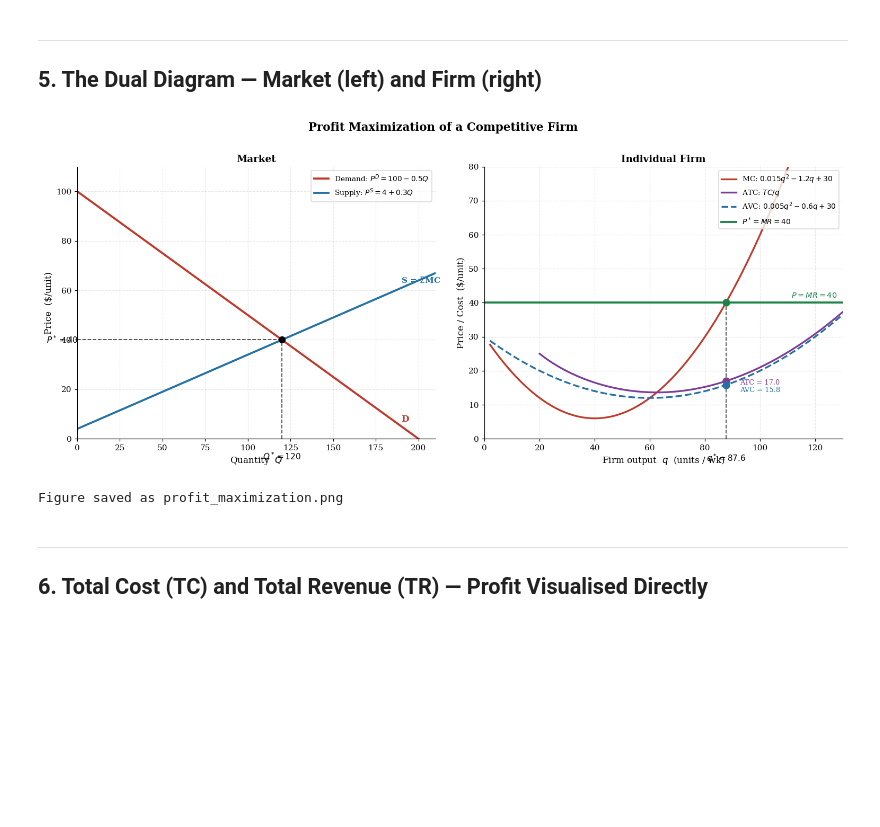
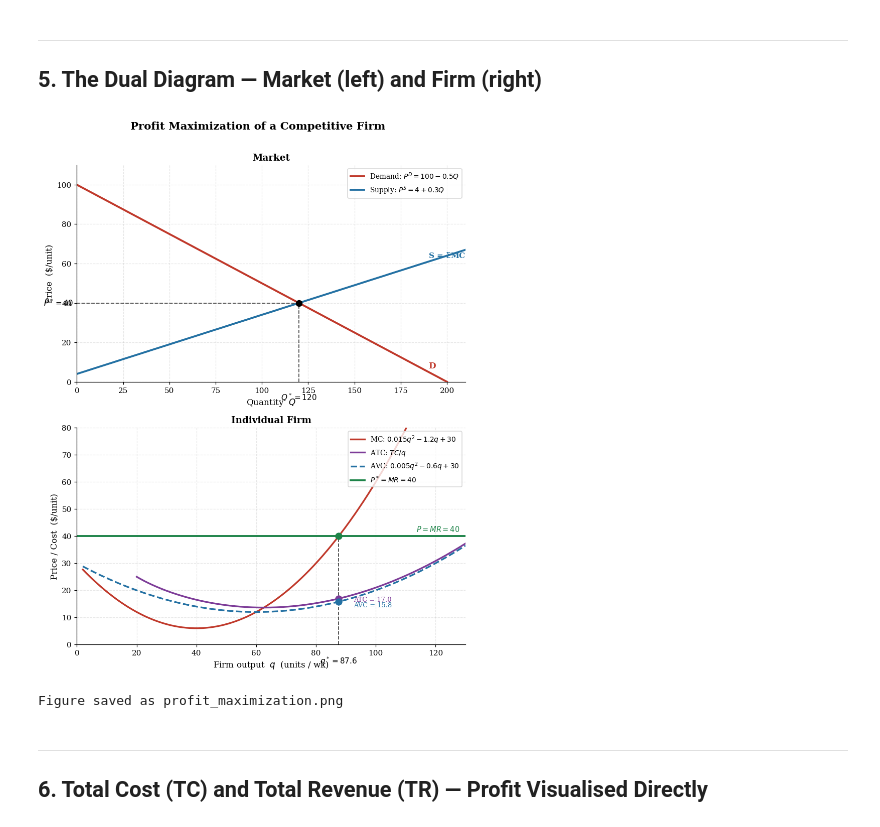
Before and after one commit to wooj-choi/teaching_IC_2026sp, a Jupyter notebook: Profit_maximization_1.ipynb, the cells around one changed output. Drawn from its saved outputs; the diff is of its cells as text; code cells hidden in the pictures; blank space fills up the shorter version.

```diff
--- a/Profit_maximization_1.ipynb
+++ b/Profit_maximization_1.ipynb
@@ -196,7 +209,7 @@ for q in qs:
 ## 5. The Dual Diagram — Market (left) and Firm (right)
 # %%
 # ── Plot ──────────────────────────────────────────────────────────────────────
-fig, (ax1, ax2) = plt.subplots(1, 2, figsize=(14, 6))
+fig, (ax1, ax2) = plt.subplots(2, 1, figsize=(8, 10))
 fig.suptitle("Profit Maximization of a Competitive Firm", fontsize=14, fontweight='bold', y=1.01)
 
 # ── LEFT: Market equilibrium ──────────────────────────────────────────────────
@@ -246,34 +259,34 @@ ax2.text(128, P_star + 1, f'$P = MR = {P_star:.0f}$', fontsize=9.5,
 # Dashed vertical at q_firm
 ax2.plot([q_firm, q_firm], [0, P_star], 'k--', lw=1.2, alpha=0.7)
 
 # Key points
 ax2.scatter([q_firm], [P_star],    color='#1D8348', zorder=6, s=70)
 ax2.scatter([q_firm], [atc_at_q],  color='#7D3C98', zorder=6, s=70)
 ax2.scatter([q_firm], [avc_at_q],  color='#2471A3', zorder=6, s=70)
 
 # Annotations
 ax2.annotate(f'$q^* = {q_firm:.1f}$', xy=(q_firm, 0), xytext=(q_firm, -4),
              fontsize=10, ha='center', va='top')
 ax2.annotate(f'ATC = {atc_at_q:.1f}', xy=(q_firm, atc_at_q),
              xytext=(q_firm + 5, atc_at_q - 1),
              fontsize=8.5, color='#7D3C98')
 ax2.annotate(f'AVC = {avc_at_q:.1f}', xy=(q_firm, avc_at_q),
              xytext=(q_firm + 5, avc_at_q - 2),
              fontsize=8.5, color='#2471A3')
 
 ax2.set_xlabel('Firm output  $q$  (units / wk)', fontsize=11)
 ax2.set_ylabel('Price / Cost  ($/unit)', fontsize=11)
 ax2.set_title('Individual Firm', fontsize=12, fontweight='bold')
 ax2.set_xlim(0, 130)
 ax2.set_ylim(0, 80)
 ax2.legend(fontsize=9, loc='upper right')
 
 plt.tight_layout()
 plt.savefig('profit_maximization.png', dpi=130, bbox_inches='tight')
 plt.show()
 print("Figure saved as profit_maximization.png")
 # %% [output]
-[figure, old version]
+[figure, new version]
 Figure saved as profit_maximization.png
 # %% [markdown]
 ---
```
Also changed, not shown: parts of 3 cells of this notebook.
